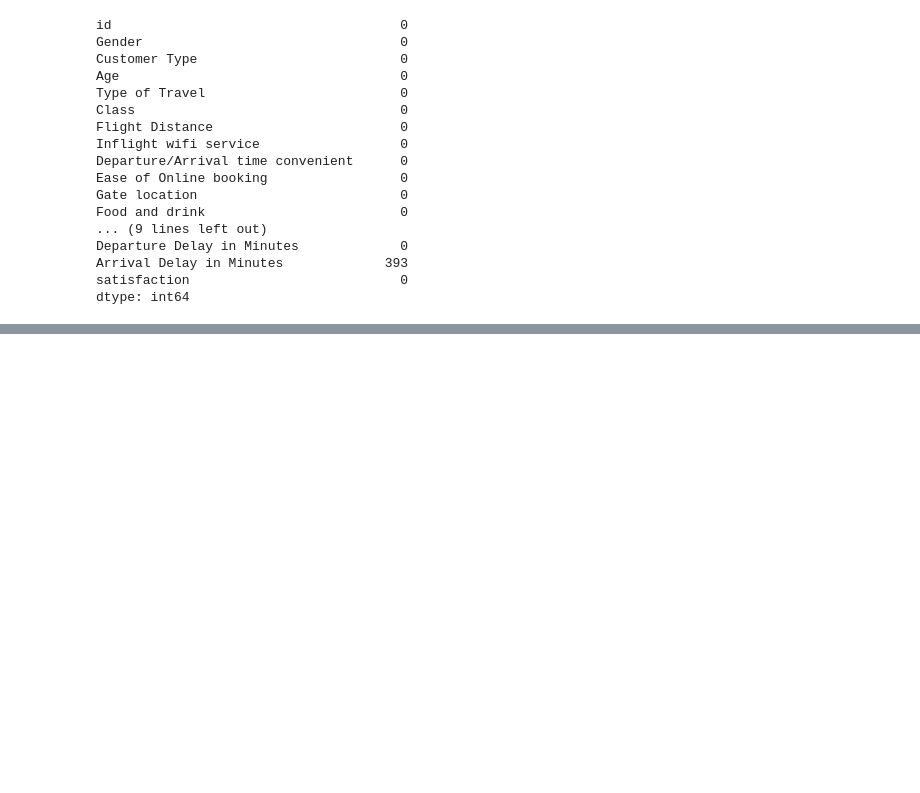
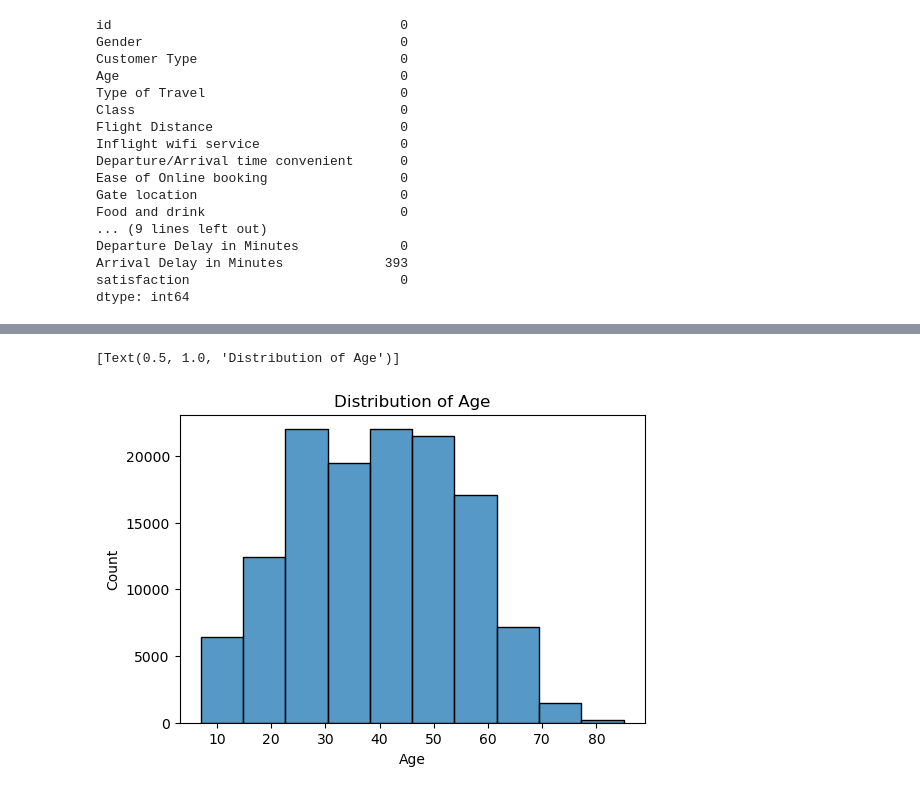
Before and after one commit to AlexBulkowski/pass-satisfy-analysis, a Jupyter notebook: main.ipynb, the cells around one changed output, grey strips where cells are left out. Cells and saved outputs as stored; diff of their text form; code cells hidden in the pictures; blank space fills up the shorter version.

Commit message:
Update main.ipynb
-Deep data exploration

```diff
--- a/main.ipynb
+++ b/main.ipynb
@@ -121,0 +127,8 @@ chart.set(xlabel='Customer Type', ylabel='Count')
+# %%
+#Rozkład pasażerów ze względu na wiek
+plt.figure(figsize=(6,4))
+chart=sns.histplot(data=data, x="Age", bins=10)
+chart.set(title='Distribution of Age')
+# %% [output]
+[Text(0.5, 1.0, 'Distribution of Age')]
+[figure, added]
```
Also changed, not shown: parts of 7 cells of this notebook.
